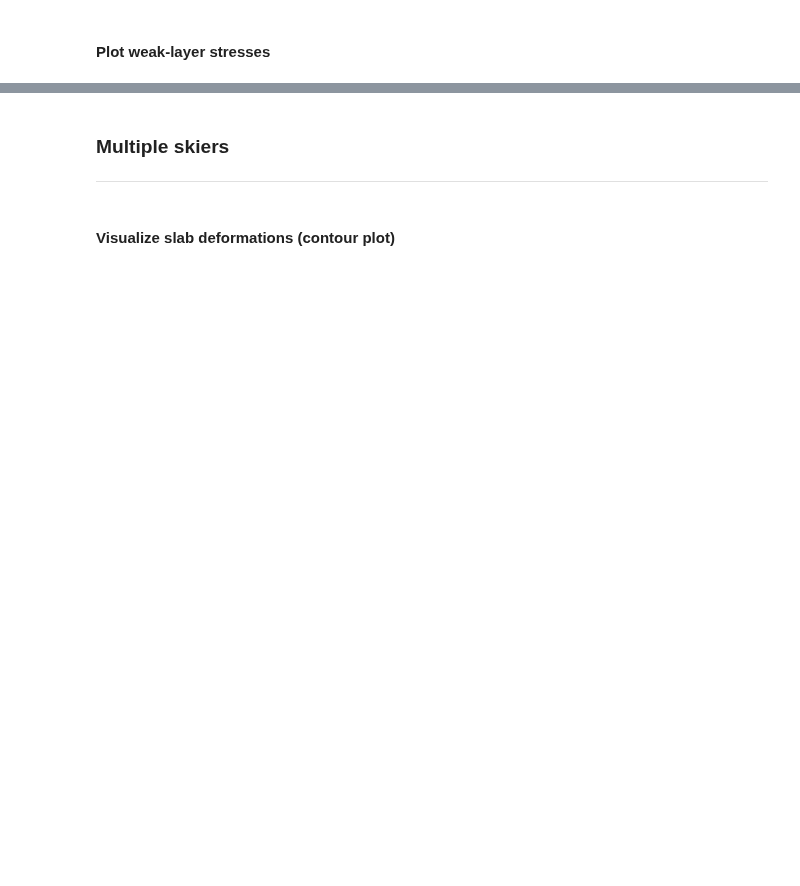
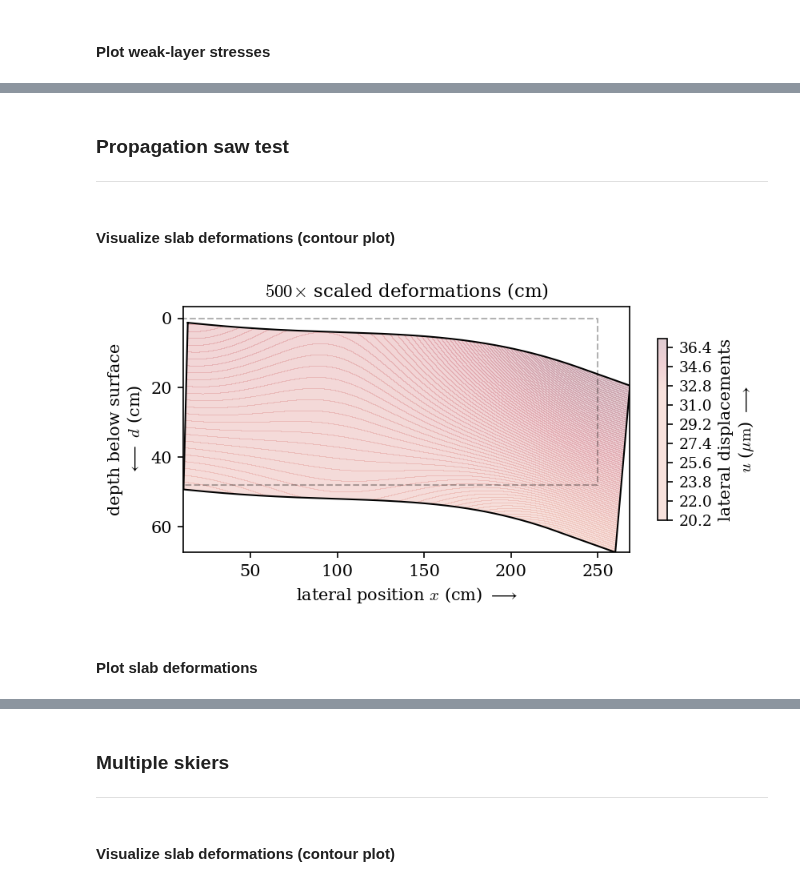
Before and after one commit to 2phi/weac, a Jupyter notebook: demo/demo.ipynb, the cells around one changed output, grey strips where cells are left out. Cells and saved outputs as stored; diff of their text form; code cells hidden in the pictures; blank space fills up the shorter version.

```diff
--- a/demo/demo.ipynb
+++ b/demo/demo.ipynb
@@ -178,0 +180,3 @@ weac.plot.stresses(skier, x=xb_skier, z=zq_skier, **seg_skier)
+# %% [markdown]
+### Propagation saw test
+---
@@ -178,0 +193,32 @@ weac.plot.stresses(skier, x=xb_skier, z=zq_skier, **seg_skier)
+# %%
+# Input
+totallength = 2500                      # Total length (mm)
+cracklength = 300                       # Crack length (mm)
+inclination = -38                       # Slope inclination (°)
+
+# Obtain lists of segment lengths, locations of foundations.
+# We can choose to analyze the situtation before a crack
+# appears even if a cracklength > 0 is set by replacing the
+# 'crack' key thorugh the 'uncracked' key.
+seg_pst = pst_cut_right.calc_segments(
+    L=totallength, a=cracklength)['crack']
+
+# Assemble system of linear equations and solve the
+# boundary-value problem for free constants.
+C_pst = pst_cut_right.assemble_and_solve(
+    phi=inclination, **seg_pst)
+
+# Prepare the output by rasterizing the solution vector at all
+# horizontal positions xq. The result is returned in the form
+# of the ndarray zq. Also provides xb that only contains
+# x-coordinates that lie on a foundation.
+xq_pst, zq_pst, xb_pst = pst_cut_right.rasterize_solution(
+    C=C_pst, phi=inclination, **seg_pst)
+# %% [markdown]
+#### Visualize slab deformations (contour plot)
+# %%
+weac.plot.contours(pst_cut_right, x=xq_pst, z=zq_pst, scale=500)
+# %% [output]
+[figure, added]
+# %% [markdown]
+#### Plot slab deformations
```
Also changed, not shown: parts of 38 cells of this notebook, 1 other file.
